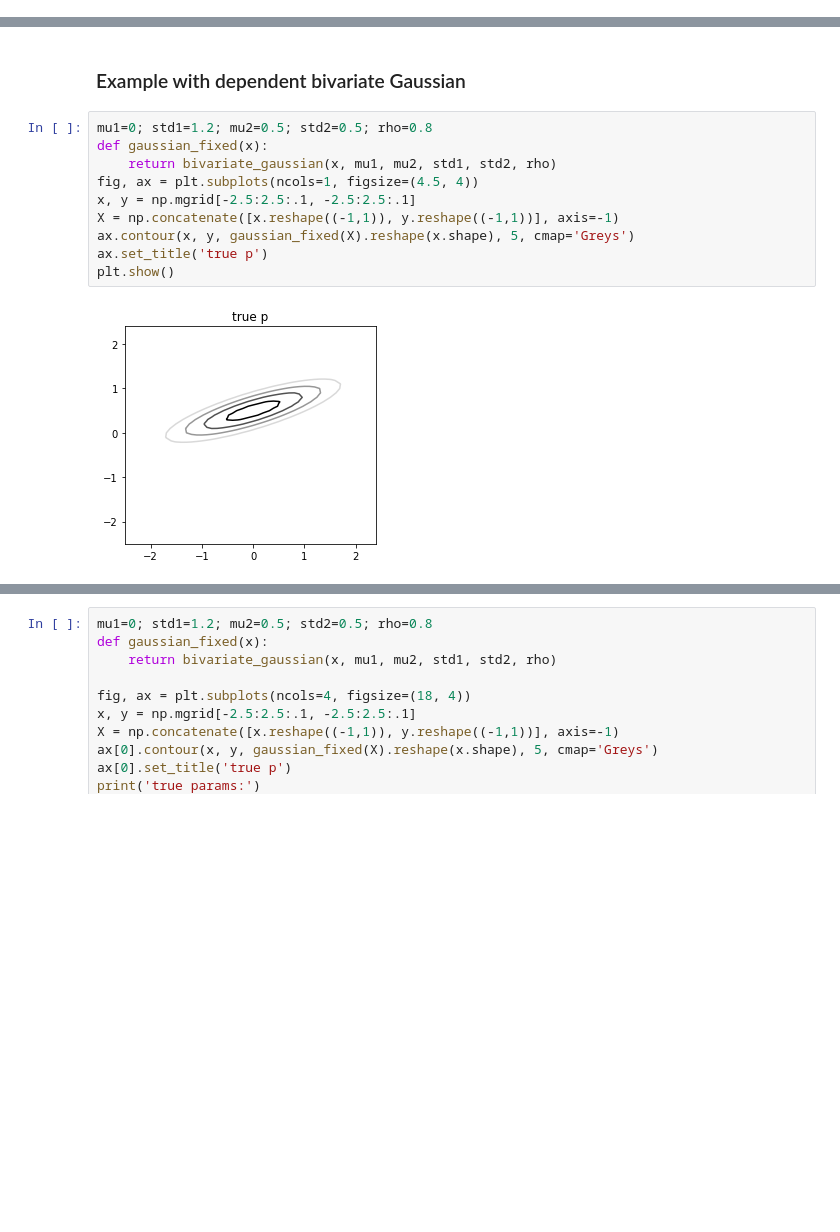
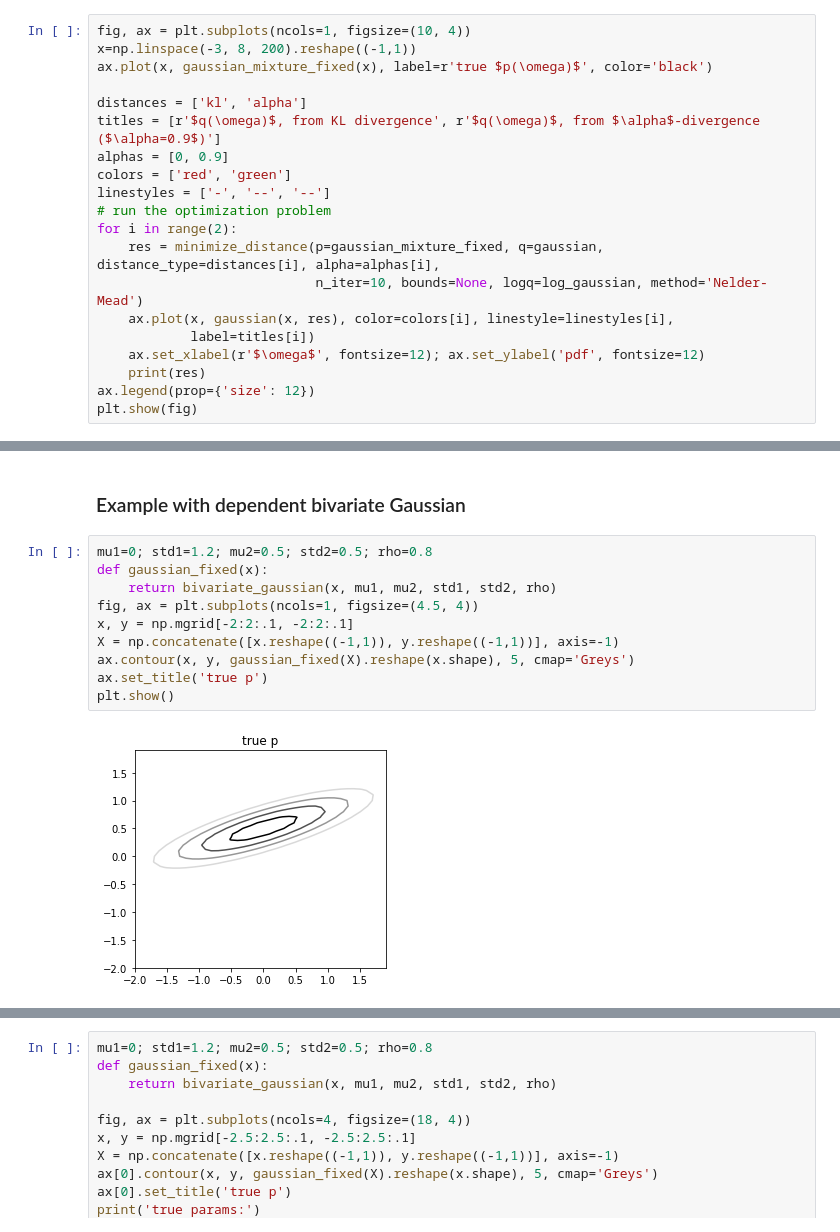
Before and after one commit to AudOlivier/UQ_in_ML, a Jupyter notebook: Principles_Variational_Inference .ipynb, the cells around one changed output, grey strips where cells are left out. Saved outputs shown, nothing was run; the diff lists cells and outputs as text; blank space fills up the shorter version.

```diff
--- a/Principles_Variational_Inference .ipynb
+++ b/Principles_Variational_Inference .ipynb
@@ -266,3 +264,23 @@ plt.show(fig)
 [5.31063027 0.87825831]
 [3.74948402 2.62479368]
 [figure]
+# %%
+fig, ax = plt.subplots(ncols=1, figsize=(10, 4))
+x=np.linspace(-3, 8, 200).reshape((-1,1))
+ax.plot(x, gaussian_mixture_fixed(x), label=r'true $p(\omega)$', color='black')
+
+distances = ['kl', 'alpha']
+titles = [r'$q(\omega)$, from KL divergence', r'$q(\omega)$, from $\alpha$-divergence ($\alpha=0.9$)']
+alphas = [0, 0.9]
+colors = ['red', 'green']
+linestyles = ['-', '--', '--']
+# run the optimization problem
+for i in range(2):
+    res = minimize_distance(p=gaussian_mixture_fixed, q=gaussian, distance_type=distances[i], alpha=alphas[i],
+                            n_iter=10, bounds=None, logq=log_gaussian, method='Nelder-Mead')
+    ax.plot(x, gaussian(x, res), color=colors[i], linestyle=linestyles[i],
+            label=titles[i])
+    ax.set_xlabel(r'$\omega$', fontsize=12); ax.set_ylabel('pdf', fontsize=12)
+    print(res)
+ax.legend(prop={'size': 12})
+plt.show(fig)
@@ -271,12 +293,12 @@ plt.show(fig)
 # %%
 mu1=0; std1=1.2; mu2=0.5; std2=0.5; rho=0.8
 def gaussian_fixed(x):
     return bivariate_gaussian(x, mu1, mu2, std1, std2, rho)
 fig, ax = plt.subplots(ncols=1, figsize=(4.5, 4))
-x, y = np.mgrid[-2.5:2.5:.1, -2.5:2.5:.1]
+x, y = np.mgrid[-2:2:.1, -2:2:.1]
 X = np.concatenate([x.reshape((-1,1)), y.reshape((-1,1))], axis=-1)
 ax.contour(x, y, gaussian_fixed(X).reshape(x.shape), 5, cmap='Greys')
 ax.set_title('true p')
 plt.show()
 # %% [output]
-[figure, old version]
+[figure, new version]
```
Also changed, not shown: parts of 5 cells of this notebook, 17 other files.
